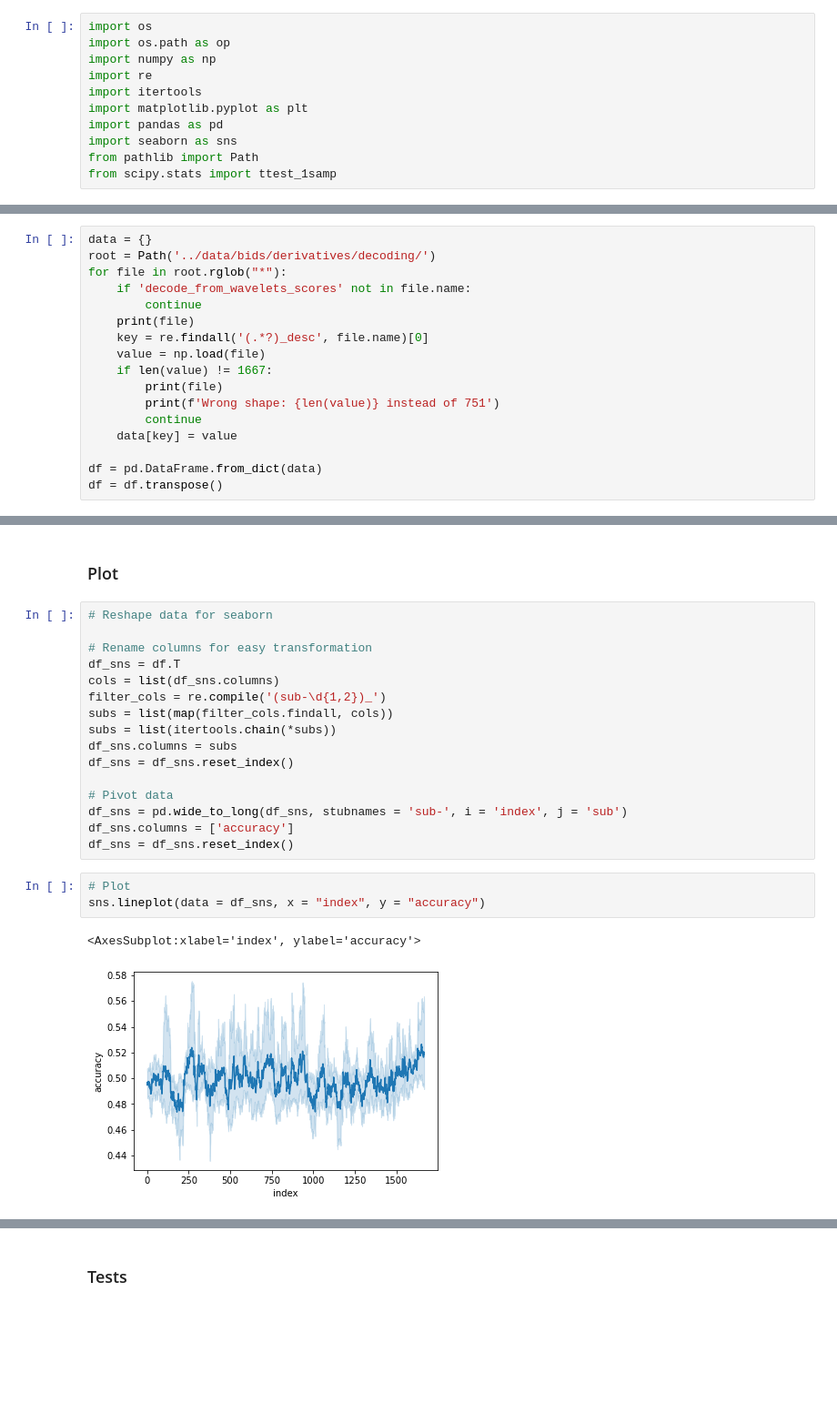
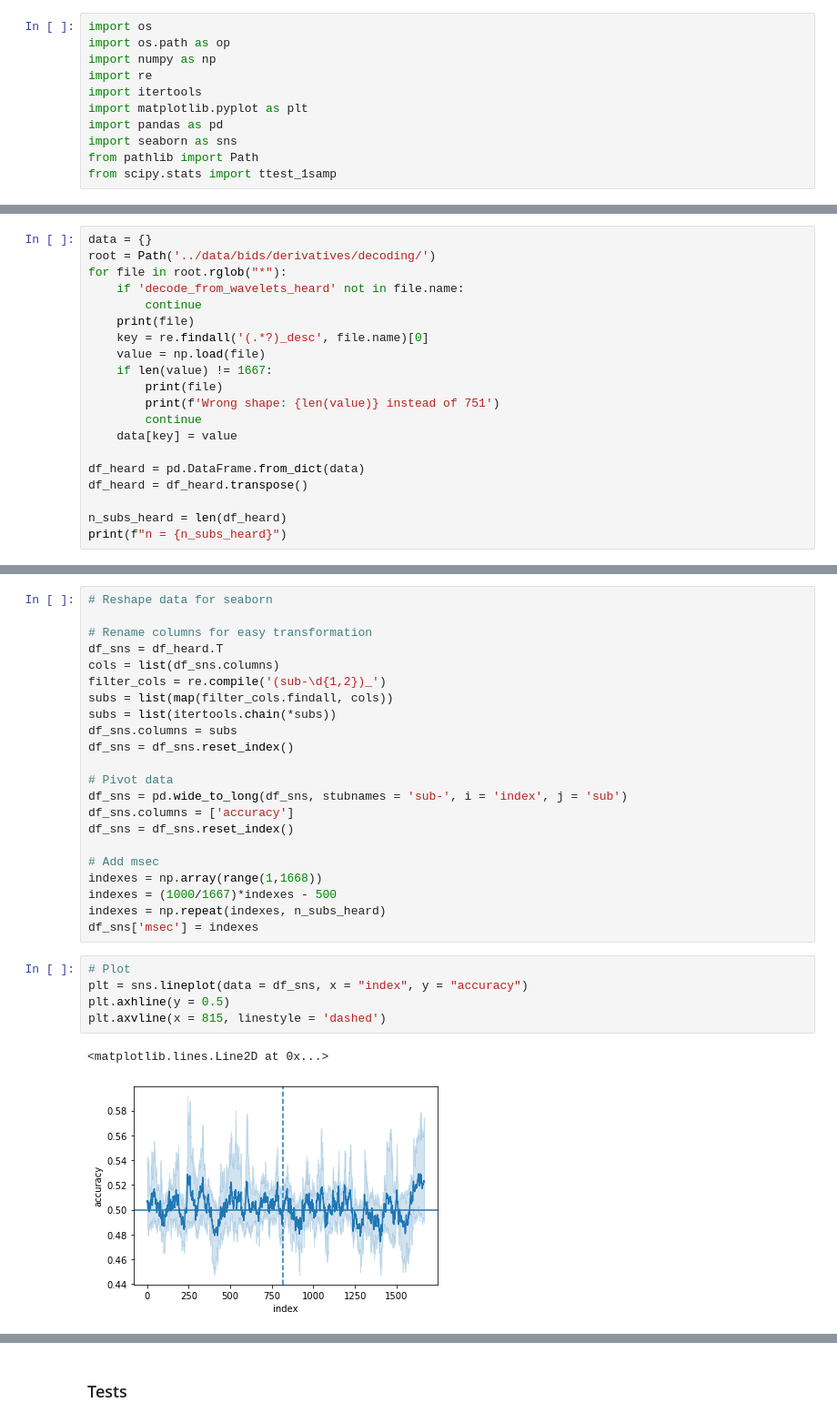
Before and after one commit to letitiayhho/imagined_tone, a Jupyter notebook: analysis/decoder_results.ipynb, the cells around one changed output, grey strips where cells are left out. Shown: that part at 91% size. Drawn from its saved outputs; the diff is of its cells as text; blank space fills up the shorter version.

```diff
--- a/analysis/decoder_results.ipynb
+++ b/analysis/decoder_results.ipynb
@@ -15,7 +15,7 @@ from scipy.stats import ttest_1samp
 data = {}
 root = Path('../data/bids/derivatives/decoding/')
 for file in root.rglob("*"):
-    if 'decode_from_wavelets_scores' not in file.name:
+    if 'decode_from_wavelets_heard' not in file.name:
         continue
     print(file)
     key = re.findall('(.*?)_desc', file.name)[0]
@@ -26,6 +26,9 @@ for file in root.rglob("*"):
         continue
     data[key] = value
 
-df = pd.DataFrame.from_dict(data)
-df = df.transpose()
+df_heard = pd.DataFrame.from_dict(data)
+df_heard = df_heard.transpose()
+
+n_subs_heard = len(df_heard)
+print(f"n = {n_subs_heard}")
 # %% [output]
@@ -51,10 +55,8 @@ df = df.transpose()
-# %% [markdown]
-### Plot
 # %%
 # Reshape data for seaborn
 
 # Rename columns for easy transformation
-df_sns = df.T
+df_sns = df_heard.T
 cols = list(df_sns.columns)
 filter_cols = re.compile('(sub-\d{1,2})_')
 subs = list(map(filter_cols.findall, cols))
@@ -66,9 +68,17 @@ df_sns = df_sns.reset_index()
 df_sns = pd.wide_to_long(df_sns, stubnames = 'sub-', i = 'index', j = 'sub')
 df_sns.columns = ['accuracy']
 df_sns = df_sns.reset_index()
+
+# Add msec
+indexes = np.array(range(1,1668))
+indexes = (1000/1667)*indexes - 500
+indexes = np.repeat(indexes, n_subs_heard)
+df_sns['msec'] = indexes
 # %%
 # Plot
-sns.lineplot(data = df_sns, x = "index", y = "accuracy")
+plt = sns.lineplot(data = df_sns, x = "index", y = "accuracy")
+plt.axhline(y = 0.5)
+plt.axvline(x = 815, linestyle = 'dashed')
 # %% [output]
-<AxesSubplot:xlabel='index', ylabel='accuracy'>
+<matplotlib.lines.Line2D at 0x...>
-[figure, old version]
+[figure, new version]
```
Also changed, not shown: parts of 6 cells of this notebook.
